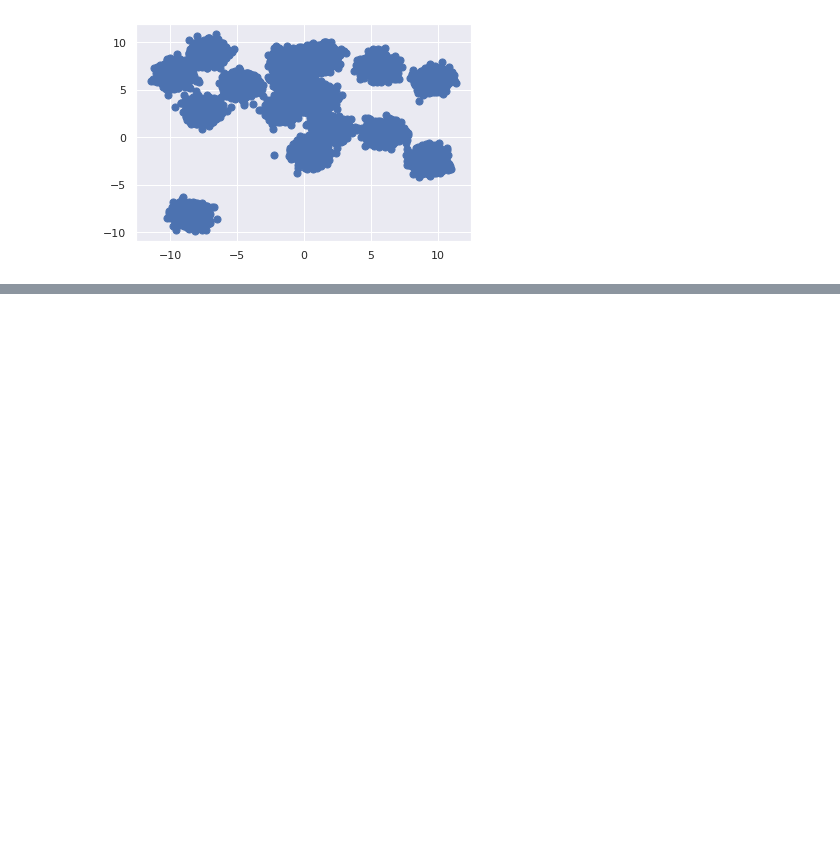
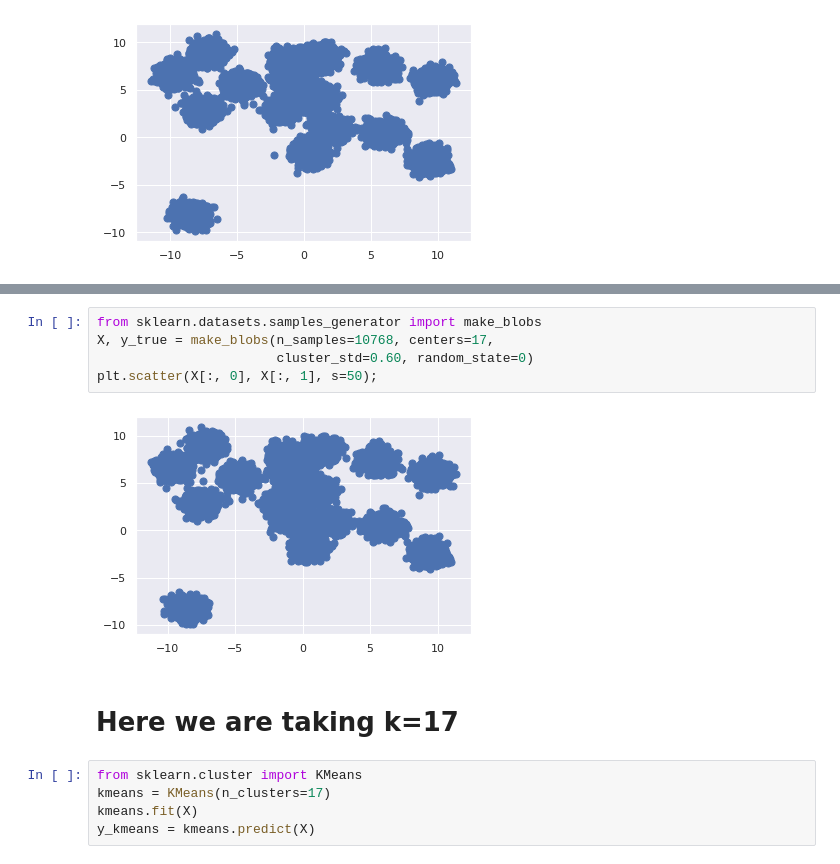
Before and after one commit to 19pa1a0439/Dataset, a Jupyter notebook: unsupervised.ipynb, the cells around one changed output, grey strips where cells are left out. Drawn from its saved outputs; the diff is of its cells as text; blank space fills up the shorter version.

```diff
--- a/unsupervised.ipynb
+++ b/unsupervised.ipynb
@@ -885,0 +908,14 @@ plt.scatter(centers[:, 0], centers[:, 1], c='red', s=200, alpha=0.5);
+# %%
+from sklearn.datasets.samples_generator import make_blobs
+X, y_true = make_blobs(n_samples=10768, centers=17,
+                       cluster_std=0.60, random_state=0)
+plt.scatter(X[:, 0], X[:, 1], s=50);
+# %% [output]
+[figure, added]
+# %% [markdown]
+# **Here we are taking k=17**
+# %%
+from sklearn.cluster import KMeans
+kmeans = KMeans(n_clusters=17)
+kmeans.fit(X)
+y_kmeans = kmeans.predict(X)
```
Also changed, not shown: parts of 54 cells of this notebook.
